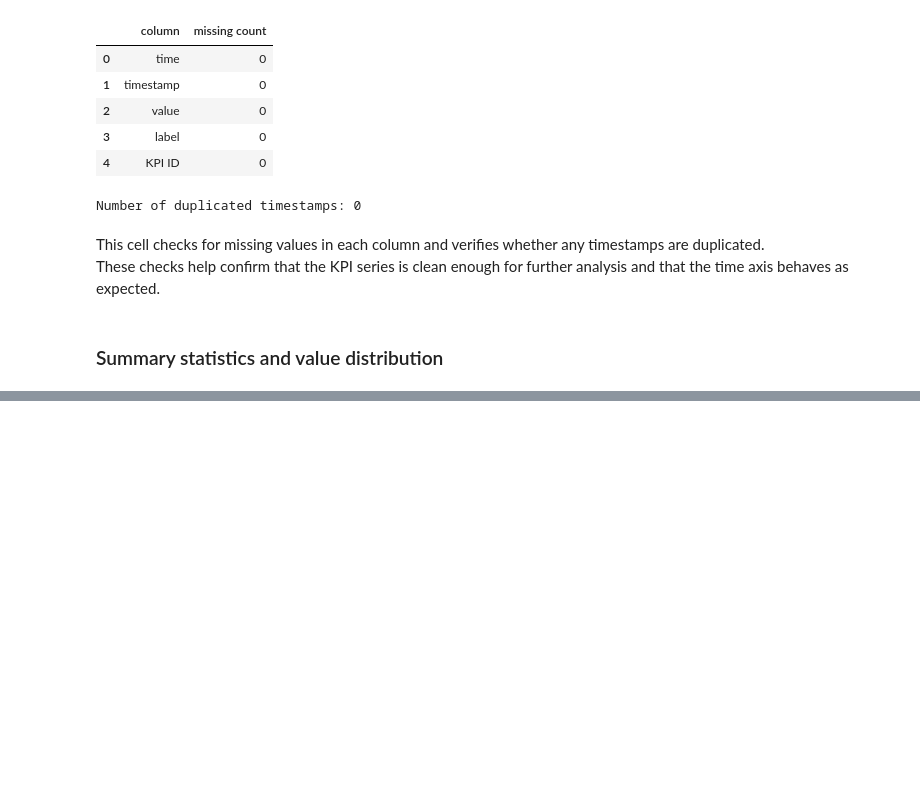
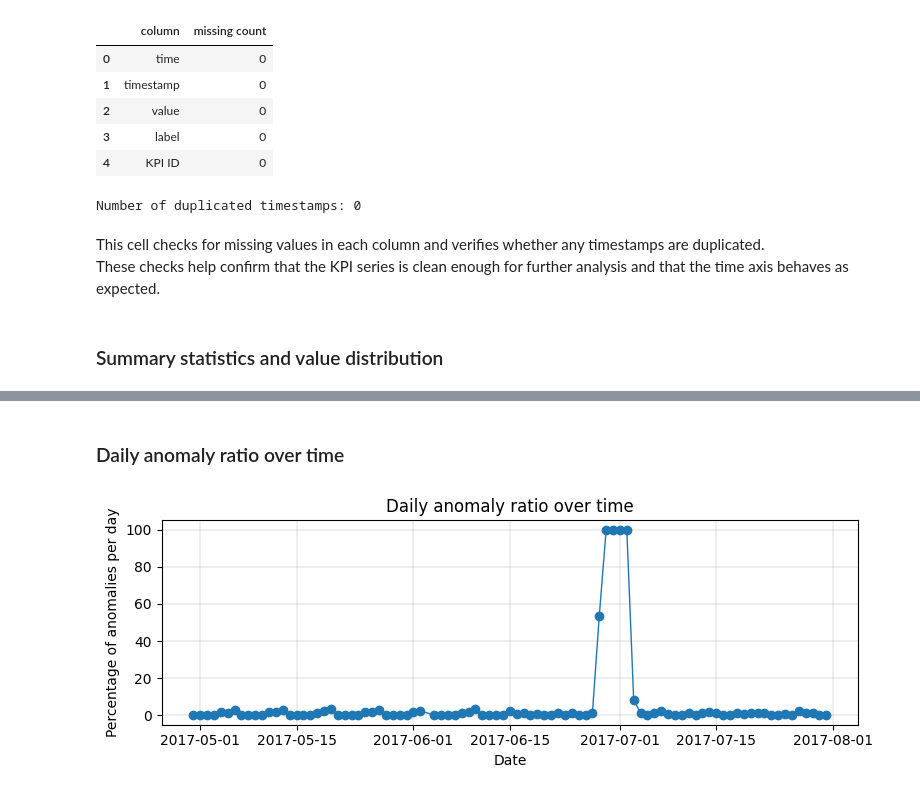
Before and after one commit to Nandipha996/Anomaly-Detection-Research, a Jupyter notebook: notebooks/01_data_overview_kpi_aiops.ipynb, the cells around one changed output, grey strips where cells are left out. Cells and saved outputs as stored; diff of their text form; code cells hidden in the pictures; blank space fills up the shorter version.

```diff
--- a/notebooks/01_data_overview_kpi_aiops.ipynb
+++ b/notebooks/01_data_overview_kpi_aiops.ipynb
@@ -118,0 +313,34 @@ value_summary
+# %% [markdown]
+### Daily anomaly ratio over time
+# %%
+# Derive a pure date column (without time of day)
+case_d_data["date"] = case_d_data["time"].dt.date
+
+# Compute the fraction of anomalies per day
+daily_anomaly_ratio = (
+    case_d_data
+    .groupby("date")["label"]
+    .mean()
+    .to_frame(name="anomaly_ratio")
+    .reset_index()
+)
+
+# Plot anomaly ratio over calendar time
+fig, axis = plt.subplots(figsize=(8, 3))
+
+axis.plot(
+    daily_anomaly_ratio["date"],
+    daily_anomaly_ratio["anomaly_ratio"] * 100,
+    marker="o",
+    linewidth=1.0,
+)
+
+axis.set_title("Daily anomaly ratio over time")
+axis.set_xlabel("Date")
+axis.set_ylabel("Percentage of anomalies per day")
+axis.grid(True, linewidth=0.3)
+
+plt.tight_layout()
+plt.show()
+# %% [output]
+[figure, added]
```
Also changed, not shown: parts of 24 cells of this notebook, 1 other file.
